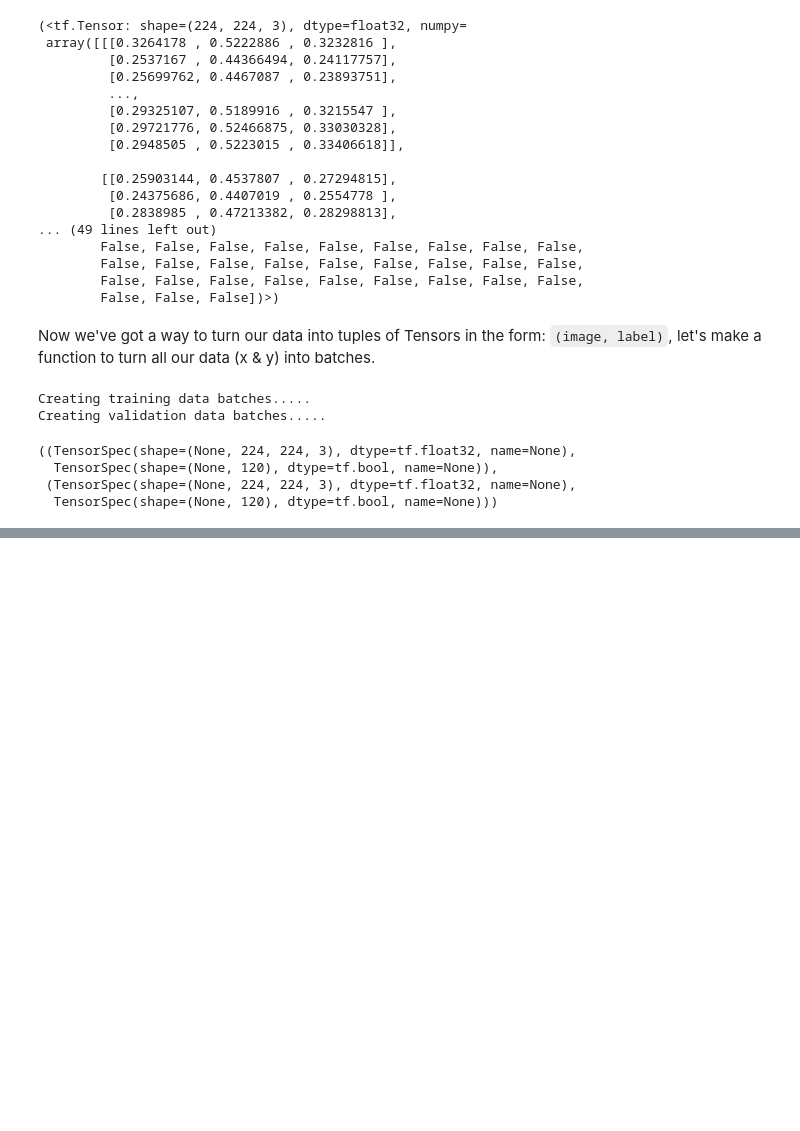
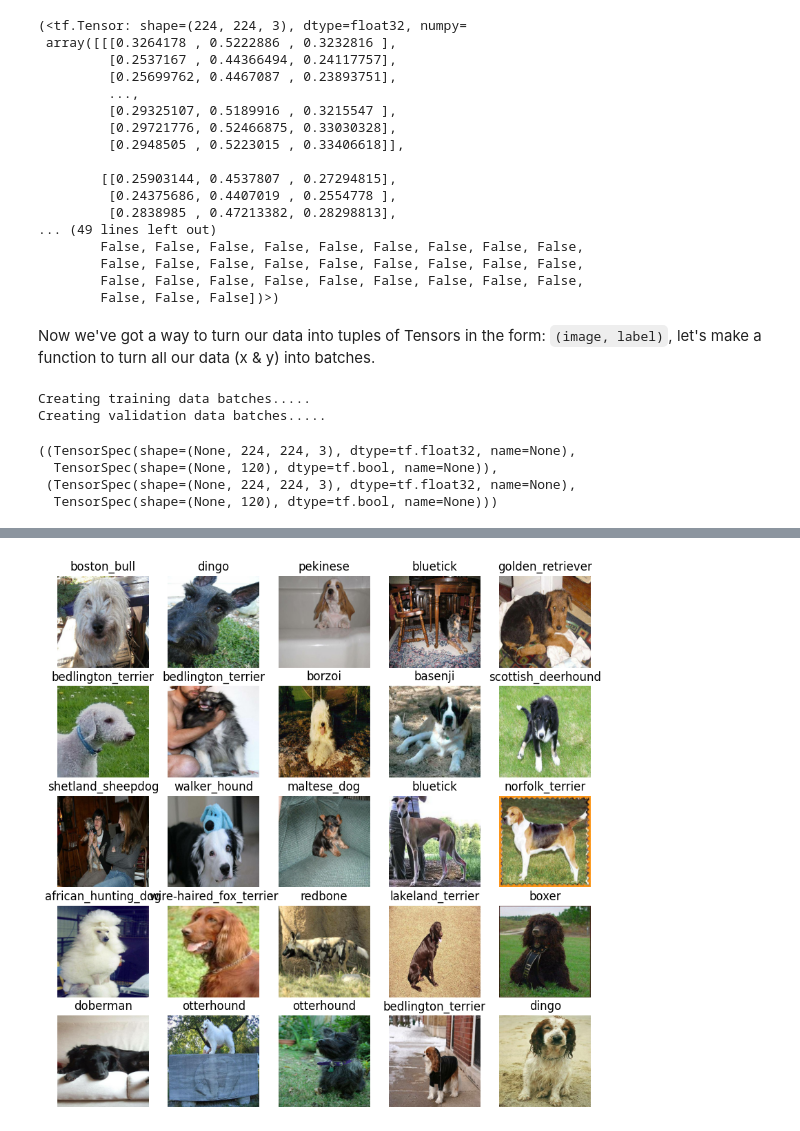
Before and after one commit to n1az/dog-classifier, a Jupyter notebook: dog_breed_classification.ipynb, the cells around one changed output, grey strips where cells are left out. Saved outputs shown, nothing was run; the diff lists cells and outputs as text; code cells hidden in the pictures; blank space fills up the shorter version.

```diff
--- a/dog_breed_classification.ipynb
+++ b/dog_breed_classification.ipynb
@@ -446,0 +475,6 @@ train_data.element_spec, val_data.element_spec
+# %%
+# now let's visualize validation set
+val_images, val_labels = next(val_data.as_numpy_iterator())
+show_25_images(val_images, val_labels)
+# %% [output]
+[figure, added]
```
Also changed, not shown: parts of 5 cells of this notebook.
